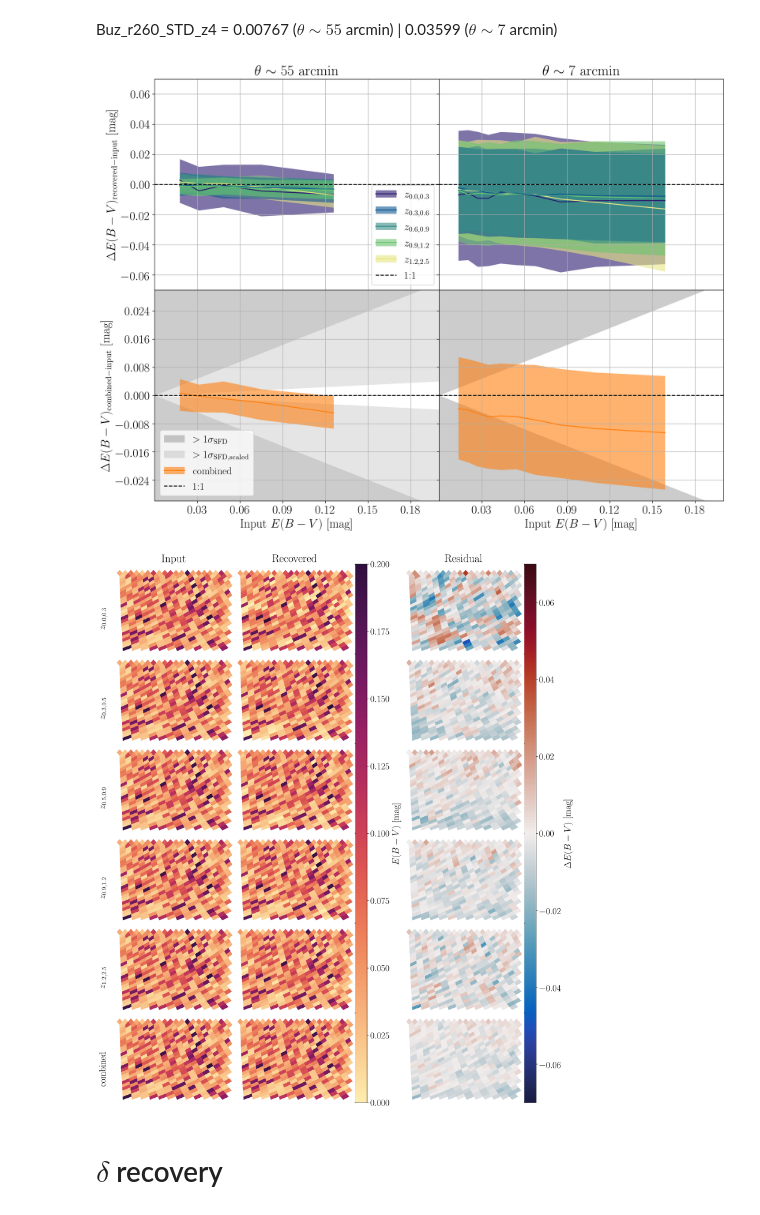
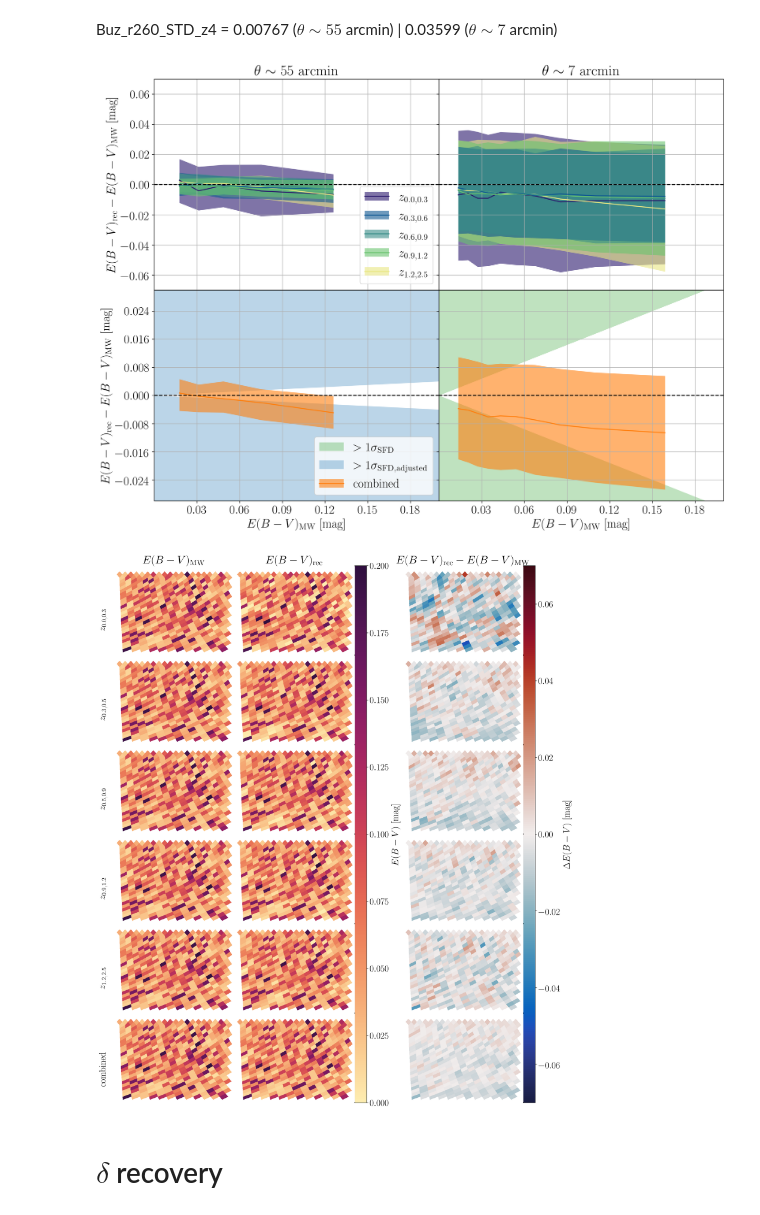
Before and after one commit to MBravoS/MW_dust_galcat, a Jupyter notebook: Plots_main.ipynb, the cells around one changed output. Cells and saved outputs as stored; diff of their text form; code cells hidden in the pictures.

```diff
--- a/Plots_main.ipynb
+++ b/Plots_main.ipynb
@@ -314,60 +319,58 @@ fax[0][0].set_title(nlow)
 L=len(map_Buz_r260_n6['output_map_combined'])
 for i in Buz_r260_n6_zorder:
     sp.errorband(map_Buz_r260_n6['input_map'],map_Buz_r260_n6['output_map_combined'][i]-map_Buz_r260_n6['input_map'],
-                 stat_mid='median',bin_type='equal',ylabel='$\Delta E(B-V)_{\mathrm{recovered}-\mathrm{input}}$ [mag]',
+                 stat_mid='median',bin_type='equal',ylabel='$E(B-V)_\mathrm{rec}-E(B-V)_\mathrm{MW}$ [mag]',
                  stat_low=16,stat_high=84,line=True,ax=fax[0][0],xlim=[0,0.2],ylim=[-0.07,0.07],bins=5,
                  band_kw={'color':col_map(1.0*i/(L-0.8)),'alpha':0.6},
                  line_kw={'c':col_map(1.0*i/(L-0.8))})
 sp.axline(a=0,c='k',linestyle='dashed',ax=fax[0][0])
-fax[1][0].fill_between(np.linspace(0,2,100),0.2,0.16*np.linspace(0,2,100),color='k',alpha=0.2,linewidth=0)
-fax[1][0].fill_between(np.linspace(0,2,100),0.16*np.linspace(0,2,100),0.16*np.linspace(0,2,100)/area_sqrt_ratio,color='k',alpha=0.1,linewidth=0)
-fax[1][0].fill_between(np.linspace(0,2,100),-0.16*np.linspace(0,2,100),-0.16*np.linspace(0,2,100)/area_sqrt_ratio,color='k',alpha=0.1,linewidth=0)
-fax[1][0].fill_between(np.linspace(0,2,100),-0.2,-0.16*np.linspace(0,2,100),color='k',alpha=0.2,linewidth=0)
+#fax[1][0].fill_between(np.linspace(0,2,100),0.2,0.16*np.linspace(0,2,100),color='k',alpha=0.2,linewidth=0)
+fax[1][0].fill_between(np.linspace(0,2,100),0.2,0.16*np.linspace(0,2,100)/area_sqrt_ratio,color='C0',alpha=0.3,linewidth=0)
+fax[1][0].fill_between(np.linspace(0,2,100),-0.2,-0.16*np.linspace(0,2,100)/area_sqrt_ratio,color='C0',alpha=0.3,linewidth=0)
+#fax[1][0].fill_between(np.linspace(0,2,100),-0.2,-0.16*np.linspace(0,2,100),color='k',alpha=0.2,linewidth=0)
 sp.errorband(map_Buz_r260_n6['input_map'],map_Buz_r260_n6['output_map']-map_Buz_r260_n6['input_map'],stat_mid='median',
-             bin_type='equal',bins=5,ylabel='$\Delta E(B-V)_{\mathrm{combined}-\mathrm{input}}$ [mag]',stat_low=16,
-             stat_high=84,line=True,ax=fax[1][0],xlim=[0,0.2],ylim=[-0.03,0.03],xlabel='Input $E(B-V)$ [mag]',
+             bin_type='equal',bins=5,ylabel='$E(B-V)_\mathrm{rec}-E(B-V)_\mathrm{MW}$ [mag]',stat_low=16,
+             stat_high=84,line=True,ax=fax[1][0],xlim=[0,0.2],ylim=[-0.03,0.03],xlabel='$E(B-V)_\mathrm{MW}$ [mag]',
              band_kw={'color':'C1','alpha':0.6},line_kw={'c':'C1'})
 sp.axline(a=0,c='k',linestyle='dashed',ax=fax[1][0])
 
 #nhigh
 fax[0][1].set_title(nhigh)
 for i in Buz_r260_n9_zorder:
-    sp.errorband(map_Buz_r260_n9['input_map'],map_Buz_r260_n9['output_map_combined'][i]-map_Buz_r260_n9['input_map'],stat_mid='median',bin_type='equal',
-                 bins=10,stat_low=16,stat_high=84,line=True,ax=fax[0][1],xlim=[0,0.2],ylim=[-0.07,0.07],
+    sp.errorband(map_Buz_r260_n9['input_map'],map_Buz_r260_n9['output_map_combined'][i]-map_Buz_r260_n9['input_map'],stat_mid='median',
+                 bin_type='equal',bins=10,stat_low=16,stat_high=84,line=True,ax=fax[0][1],xlim=[0,0.2],ylim=[-0.07,0.07],
                  band_kw={'color':col_map(1.0*i/(L-0.8)),'alpha':0.6},line_kw={'c':col_map(1.0*i/(L-0.8))})
 sp.axline(a=0,c='k',linestyle='dashed',ax=fax[0][1])
-fax[1][1].fill_between(np.linspace(0,2,100),0.2,0.16*np.linspace(0,2,100),color='k',alpha=0.2,linewidth=0)
-fax[1][1].fill_between(np.linspace(0,2,100),-0.2,-0.16*np.linspace(0,2,100),color='k',alpha=0.2,linewidth=0)
-sp.errorband(map_Buz_r260_n9['input_map'],map_Buz_r260_n9['output_map']-map_Buz_r260_n9['input_map'],stat_mid='median',bin_type='equal',xlabel='Input $E(B-V)$ [mag]',
-                 stat_low=16,stat_high=84,line=True,ax=fax[1][1],xlim=[0,0.2],ylim=[-0.03,0.03],
-                 bins=10,band_kw={'color':'C1','alpha':0.6},line_kw={'c':'C1'})
+fax[1][1].fill_between(np.linspace(0,2,100),0.2,0.16*np.linspace(0,2,100),color='C2',alpha=0.3,linewidth=0)
+fax[1][1].fill_between(np.linspace(0,2,100),-0.2,-0.16*np.linspace(0,2,100),color='C2',alpha=0.3,linewidth=0)
+sp.errorband(map_Buz_r260_n9['input_map'],map_Buz_r260_n9['output_map']-map_Buz_r260_n9['input_map'],stat_mid='median',bin_type='equal',
+             xlabel='$E(B-V)_\mathrm{MW}$ [mag]',stat_low=16,stat_high=84,line=True,ax=fax[1][1],xlim=[0,0.2],ylim=[-0.03,0.03],
+             bins=10,band_kw={'color':'C1','alpha':0.6},line_kw={'c':'C1'})
 sp.axline(a=0,c='k',linestyle='dashed',ax=fax[1][1])
 
 #Legend
 fax[0][0].legend([(patches.Patch(color=col_map(0.0/(L-0.8)),alpha=0.6,linewidth=0),
                    lines.Line2D([0,1],[0,1],color=col_map(0.0/(L-0.8)))),
                   (patches.Patch(color=col_map(1.0/(L-0.8)),alpha=0.6,linewidth=0),
                    lines.Line2D([0,1],[0,1],color=col_map(1.0/(L-0.8)))),
                   (patches.Patch(color=col_map(2.0/(L-0.8)),alpha=0.6,linewidth=0),
                    lines.Line2D([0,1],[0,1],color=col_map(2.0/(L-0.8)))),
                   (patches.Patch(color=col_map(3.0/(L-0.8)),alpha=0.6,linewidth=0),
                    lines.Line2D([0,1],[0,1],color=col_map(3.0/(L-0.8)))),
                   (patches.Patch(color=col_map(4.0/(L-0.8)),alpha=0.6,linewidth=0),
-                   lines.Line2D([0,1],[0,1],color=col_map(4.0/(L-0.8)))),
-                  lines.Line2D([0,1],[0,1],color='k',linestyle='dashed')],
-                 ['$z_{0.0,0.3}$','$z_{0.3,0.6}$','$z_{0.6,0.9}$','$z_{0.9,1.2}$','$z_{1.2,2.5}$','1:1'],
-                 fontsize=17,handler_map={tuple:HandlerTuple(ndivide=1)},loc=4)
-fax[1][0].legend([patches.Patch(color='k',alpha=0.2,linewidth=0),patches.Patch(color='k',alpha=0.1,linewidth=0),
-                  (patches.Patch(color='C1',alpha=0.6,linewidth=0),lines.Line2D([0,1],[0,1],color='C1')),
-                  lines.Line2D([0,1],[0,1],color='k',linestyle='dashed')],
-                 ["$>1\sigma_\mathrm{SFD}$",'$>1\sigma_\mathrm{SFD,scaled}$','combined','1:1'],
-                 fontsize=17,handler_map={tuple:HandlerTuple(ndivide=1)},loc=3)
+                   lines.Line2D([0,1],[0,1],color=col_map(4.0/(L-0.8))))],
+                 ['$z_{0.0,0.3}$','$z_{0.3,0.6}$','$z_{0.6,0.9}$','$z_{0.9,1.2}$','$z_{1.2,2.5}$'],
+                 handler_map={tuple:HandlerTuple(ndivide=1)},loc=4)
+fax[1][0].legend([patches.Patch(color='C2',alpha=0.3,linewidth=0),patches.Patch(color='C0',alpha=0.3,linewidth=0),
+                  (patches.Patch(color='C1',alpha=0.6,linewidth=0),lines.Line2D([0,1],[0,1],color='C1'))],
+                 ["$>1\sigma_\mathrm{SFD}$",'$>1\sigma_\mathrm{SFD,adjusted}$','combined'],
+                 handler_map={tuple:HandlerTuple(ndivide=1)},loc=4)
 
 plot.savefig('../MWdust_results/EBV_recovery_B260.pdf')
 plot.savefig('../MWdust_results/PNG/EBV_recovery_B260.png')
 plot.show()
 # %% [output]
-[figure, old version]
+[figure, new version]
 # %%
 SFD_Buz_r260_n6=np.array([np.nan for i in range(hp.pixelfunc.nside2npix(2**6))])
 rec_Buz_r260_n6=np.array([np.nan for i in range(hp.pixelfunc.nside2npix(2**6))])
@@ -403,13 +406,13 @@ for y in ylabels:
 # z015
 plot.sca(fax[0][0])
 hp.cartview(SFD_Buz_r260_n6,fig=100,lonra=[60,90],latra=[-61,-39],cbar=False,min=0,max=0.2,cmap=cmo.cm.matter,
-            title='Input',badcolor='white',hold=True)
+            title='$E(B-V)_\mathrm{MW}$',badcolor='white',hold=True)
 plot.sca(fax[0][1])
 hp.cartview(rec_Buz_r260_n6_z[0],fig=100,lonra=[60,90],latra=[-61,-39],cbar=False,min=0,max=0.2,cmap=cmo.cm.matter,
-            title='Recovered',badcolor='white',hold=True)
+            title='$E(B-V)_\mathrm{rec}$',badcolor='white',hold=True)
 plot.sca(fax[0][2])
 hp.cartview(rec_Buz_r260_n6_z[0]-SFD_Buz_r260_n6,fig=100,lonra=[60,90],latra=[-61,-39],cbar=False,min=-0.07,max=0.07,
-            cmap=cmo.cm.balance,title='Residual',badcolor='white',hold=True)
+            cmap=cmo.cm.balance,title='$E(B-V)_\mathrm{rec}-E(B-V)_\mathrm{MW}$',badcolor='white',hold=True)
 
 # z045
 plot.sca(fax[1][0])
@@ -481,7 +484,7 @@ plot.savefig('../MWdust_results/EBV_map_B260_n6.pdf')
 plot.savefig('../MWdust_results/PNG/EBV_map_B260_n6.png')
 plot.show()
 # %% [output]
-[figure, old version]
+[figure, new version]
 # %% [markdown]
 # $\delta$ recovery
 # %%
```
Also changed, not shown: parts of 8 cells of this notebook.
